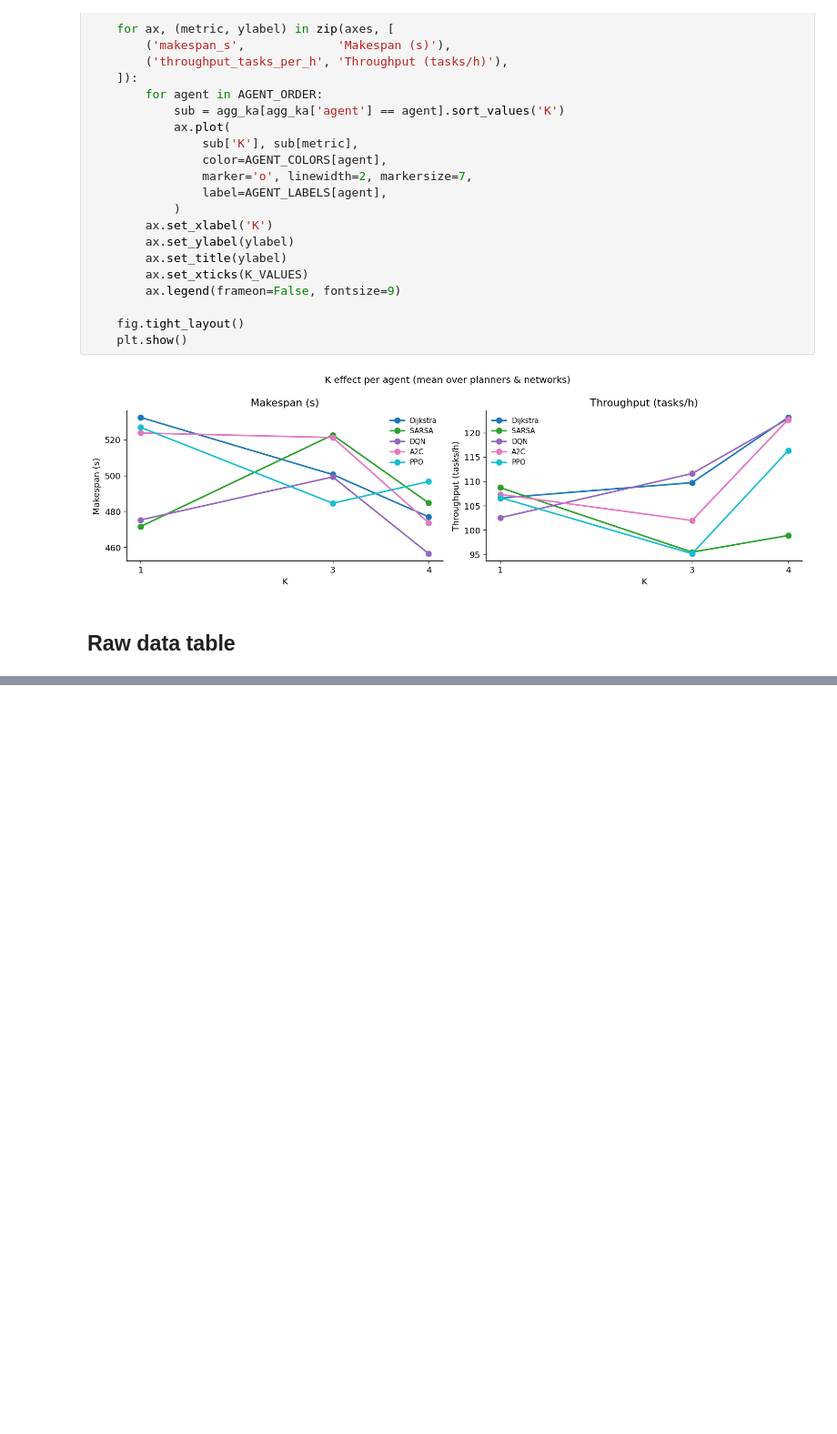
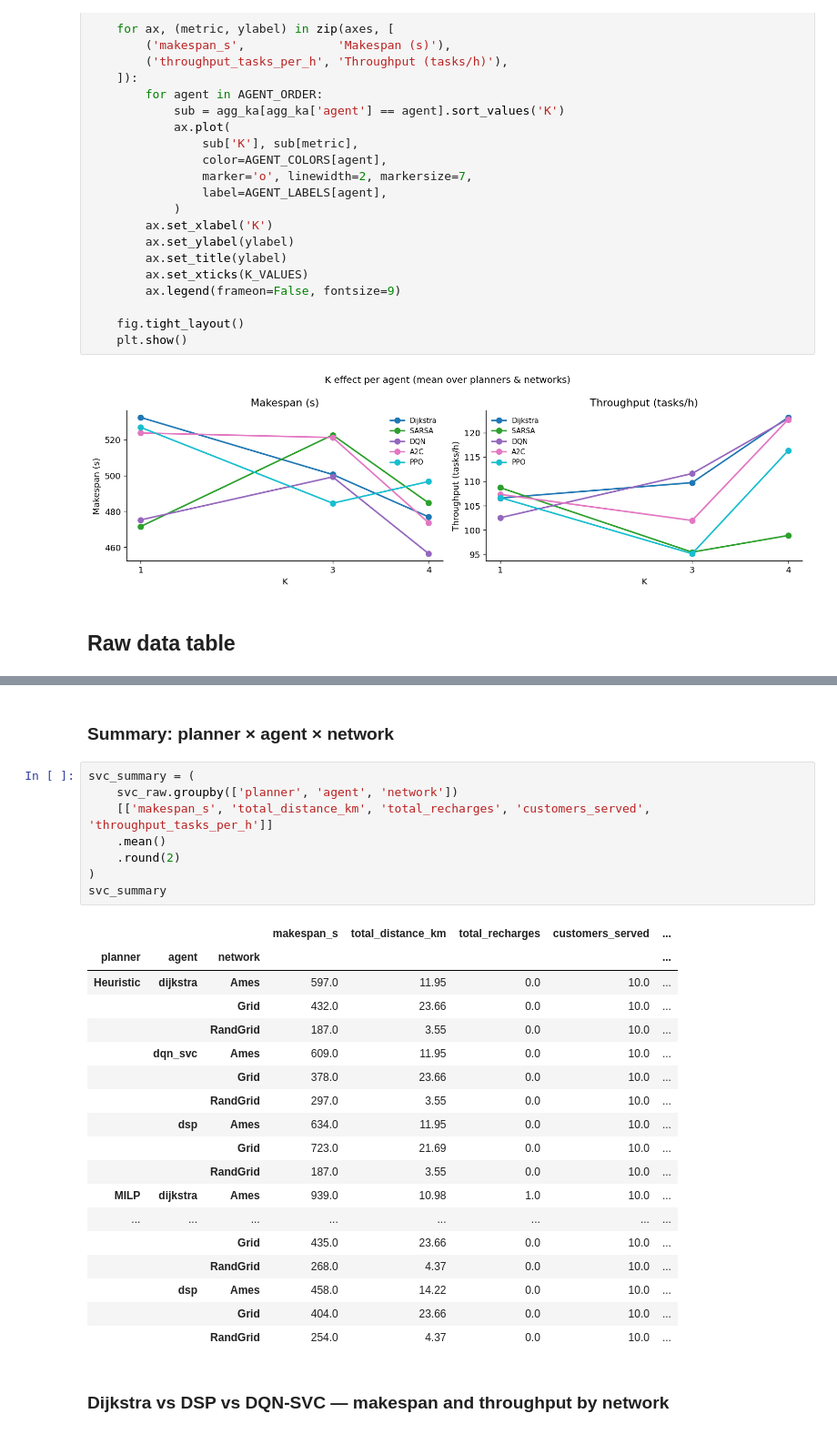
Before and after one commit to shinobi-wolf/FleetNav, a Jupyter notebook: notebooks/ta_evrp_sweep_analysis.ipynb, the cells around one changed output, grey strips where cells are left out. Shown at 91% size. Drawn from its saved outputs; the diff is of its cells as text; blank space fills up the shorter version.

```diff
--- a/notebooks/ta_evrp_sweep_analysis.ipynb
+++ b/notebooks/ta_evrp_sweep_analysis.ipynb
@@ -472,0 +525,31 @@ df[display_cols].sort_values(['planner', 'network', 'agent', 'K']).round(2).rese
+# %% [markdown]
+### Summary: planner × agent × network
+# %%
+svc_summary = (
+    svc_raw.groupby(['planner', 'agent', 'network'])
+    [['makespan_s', 'total_distance_km', 'total_recharges', 'customers_served', 'throughput_tasks_per_h']]
+    .mean()
+    .round(2)
+)
+svc_summary
+# %% [output]
+|  |  |  | makespan_s | total_distance_km | total_recharges | customers_served | ... |
+| planner | agent | network |  |  |  |  | ... |
+| Heuristic | dijkstra | Ames | 597.0 | 11.95 | 0.0 | 10.0 | ... |
+|  |  | Grid | 432.0 | 23.66 | 0.0 | 10.0 | ... |
+|  |  | RandGrid | 187.0 | 3.55 | 0.0 | 10.0 | ... |
+|  | dqn_svc | Ames | 609.0 | 11.95 | 0.0 | 10.0 | ... |
+|  |  | Grid | 378.0 | 23.66 | 0.0 | 10.0 | ... |
+|  |  | RandGrid | 297.0 | 3.55 | 0.0 | 10.0 | ... |
+|  | dsp | Ames | 634.0 | 11.95 | 0.0 | 10.0 | ... |
+|  |  | Grid | 723.0 | 21.69 | 0.0 | 10.0 | ... |
+|  |  | RandGrid | 187.0 | 3.55 | 0.0 | 10.0 | ... |
+| MILP | dijkstra | Ames | 939.0 | 10.98 | 1.0 | 10.0 | ... |
+| ... | ... | ... | ... | ... | ... | ... | ... |
+|  |  | Grid | 435.0 | 23.66 | 0.0 | 10.0 | ... |
+|  |  | RandGrid | 268.0 | 4.37 | 0.0 | 10.0 | ... |
+|  | dsp | Ames | 458.0 | 14.22 | 0.0 | 10.0 | ... |
+|  |  | Grid | 404.0 | 23.66 | 0.0 | 10.0 | ... |
+|  |  | RandGrid | 254.0 | 4.37 | 0.0 | 10.0 | ... |
+# %% [markdown]
+### Dijkstra vs DSP vs DQN-SVC — makespan and throughput by network
```
Also changed, not shown: parts of 10 cells of this notebook, 14 other files.
